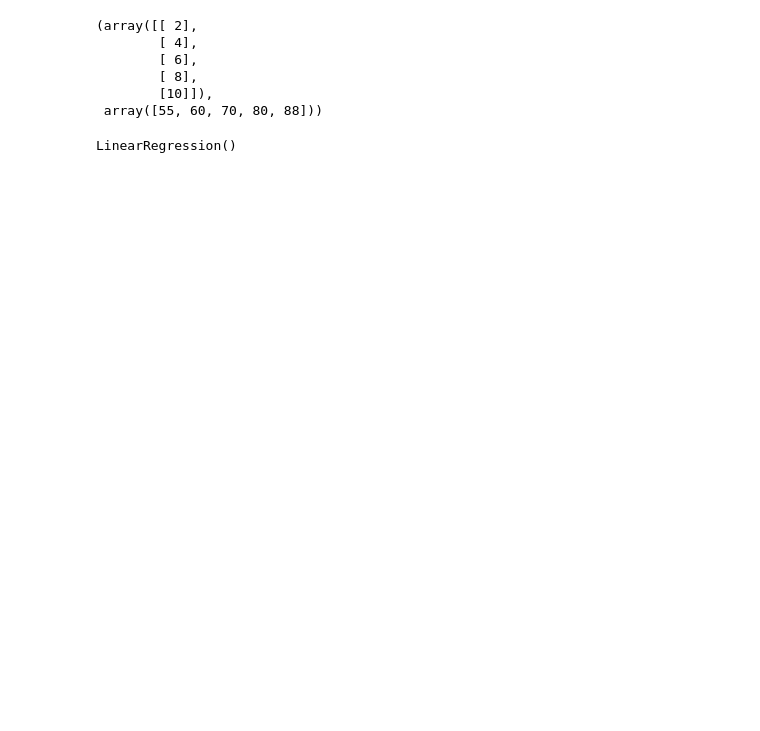
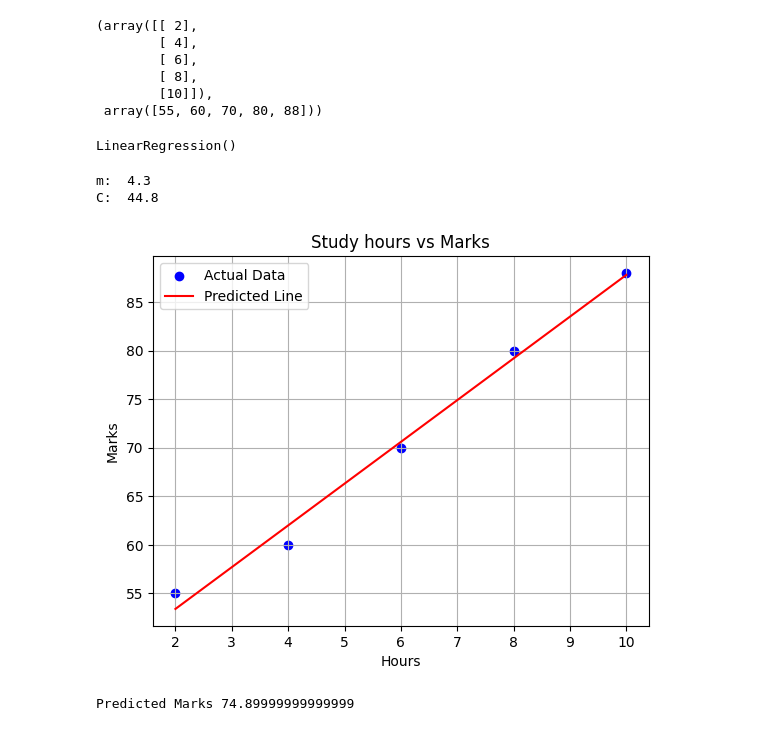
Before and after one commit to potat0w/Aaagh-more-math, a Jupyter notebook: Module_10.ipynb, the cells around one changed output. Drawn from its saved outputs; the diff is of its cells as text; code cells hidden in the pictures; blank space fills up the shorter version.

```diff
--- a/Module_10.ipynb
+++ b/Module_10.ipynb
@@ -21,3 +21,27 @@ model=LinearRegression()
 model.fit(hours,marks)
 # %% [output]
 LinearRegression()
+# %%
+print("m: ",model.coef_[0])
+print("C: ",model.intercept_)
+# %% [output]
+m:  4.3
+C:  44.8
+# %%
+plt.scatter(hours,marks,color='blue',label="Actual Data")
+predicted_marks=model.predict(hours)
+plt.plot(hours,predicted_marks,color='red',label='Predicted Line')
+plt.xlabel('Hours')
+plt.ylabel('Marks')
+plt.title("Study hours vs Marks")
+plt.legend()
+plt.grid(True)
+plt.show()
+# %% [output]
+[figure, added]
+# %%
+new_hours=np.array([[7]])
+prediction=model.predict(new_hours)
+print("Predicted Marks",prediction[0])
+# %% [output]
+Predicted Marks 74.89999999999999
```
